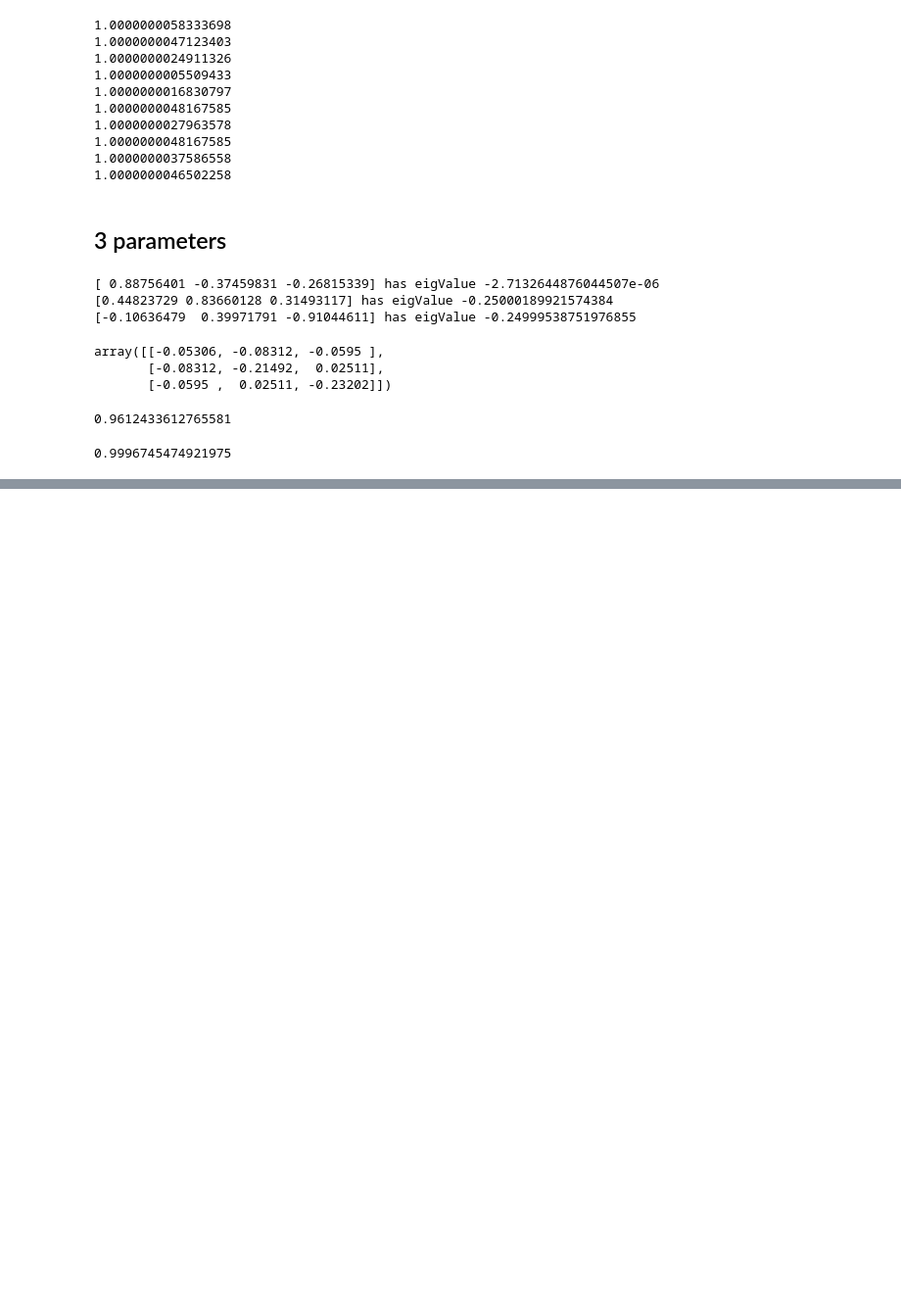
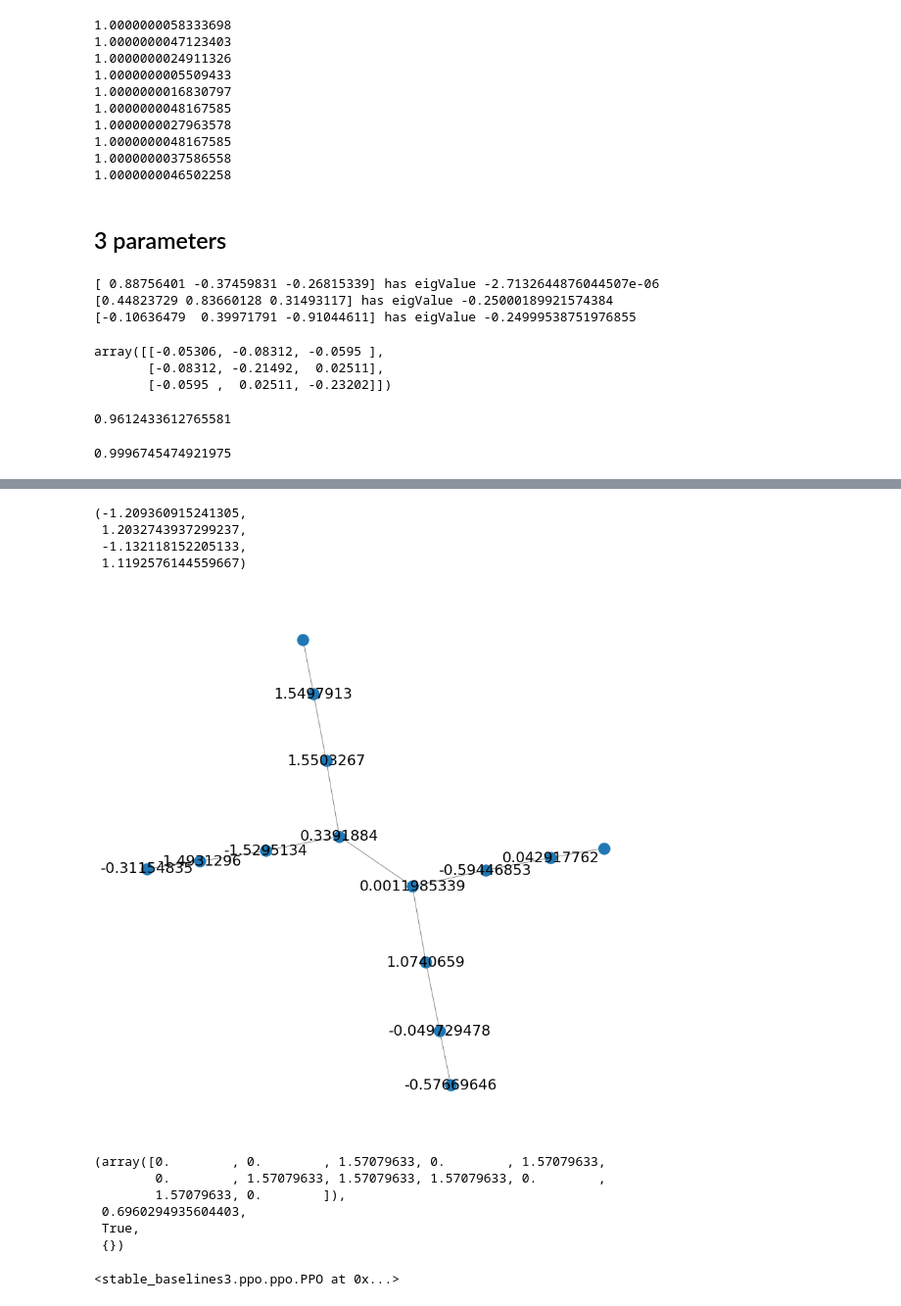
Before and after one commit to BestQuark/mbqlearning, a Jupyter notebook: continuousMBQC-v1.ipynb, the cells around one changed output, grey strips where cells are left out. Shown at 98% size. Cells and saved outputs as stored; diff of their text form; code cells hidden in the pictures; blank space fills up the shorter version.

```diff
--- a/continuousMBQC-v1.ipynb
+++ b/continuousMBQC-v1.ipynb
@@ -662,0 +1006,14 @@ def cnot_ij(i,j,n):
+# %%
+env = measurement_env_2d(12, 2, gr, lambda x: x+2, OPI, noise=0, noise_type="none" ,test_fidelity=False, init_state_random = True)
+lisact = []
+for i in range(1):
+    obs = env.reset()
+    done = False
+    while not done:
+        action, states = model.predict(obs, deterministic=True)
+        obs, reward, done, info = env.step(action)
+        print(action)
+        lisact.append(action[0])
+        if done:
+            print("donee, score: ", reward)
+env.close()
@@ -662,0 +1034,37 @@ def cnot_ij(i,j,n):
+# %%
+fig = plt.figure(1, figsize=(15, 15))
+xpp = nx.spring_layout(gr)
+nx.draw_networkx_nodes(gr, pos=xpp)
+nx.draw_networkx_edges(gr, xpp, width=1.0, alpha=0.5)
+labels = {}
+for i in range(1,13):
+    labels[i] = lisact[i-1]
+nx.draw_networkx_labels(gr, xpp, labels, font_size=22)
+plt.axis('off')
+# %% [output]
+(-1.209360915241305,
+ 1.2032743937299237,
+ -1.132118152205133,
+ 1.1192576144559667)
+[figure, added]
+# %%
+idk.reset()
+idk.step([0])
+idk.step([0])
+idk.step([np.pi/2])
+idk.step([0])
+idk.step([np.pi/2])
+idk.step([0])
+idk.step([np.pi/2])
+idk.step([np.pi/2])
+idk.step([np.pi/2])
+idk.step([0])
+idk.step([np.pi/2])
+idk.step([0])
+# %% [output]
+(array([0.        , 0.        , 1.57079633, 0.        , 1.57079633,
+        0.        , 1.57079633, 1.57079633, 1.57079633, 0.        ,
+        1.57079633, 0.        ]),
+ 0.6960294935604403,
+ True,
+ {})
@@ -662,0 +1097,5 @@ def cnot_ij(i,j,n):
+# %%
+model2 = PPO("MlpPolicy", env2, verbose=0)
+model2.learn(total_timesteps=int(5e5), callback=event_callback)
+# %% [output]
+<stable_baselines3.ppo.ppo.PPO at 0x...>
```
Also changed, not shown: parts of 34 cells of this notebook, 2 other files.
